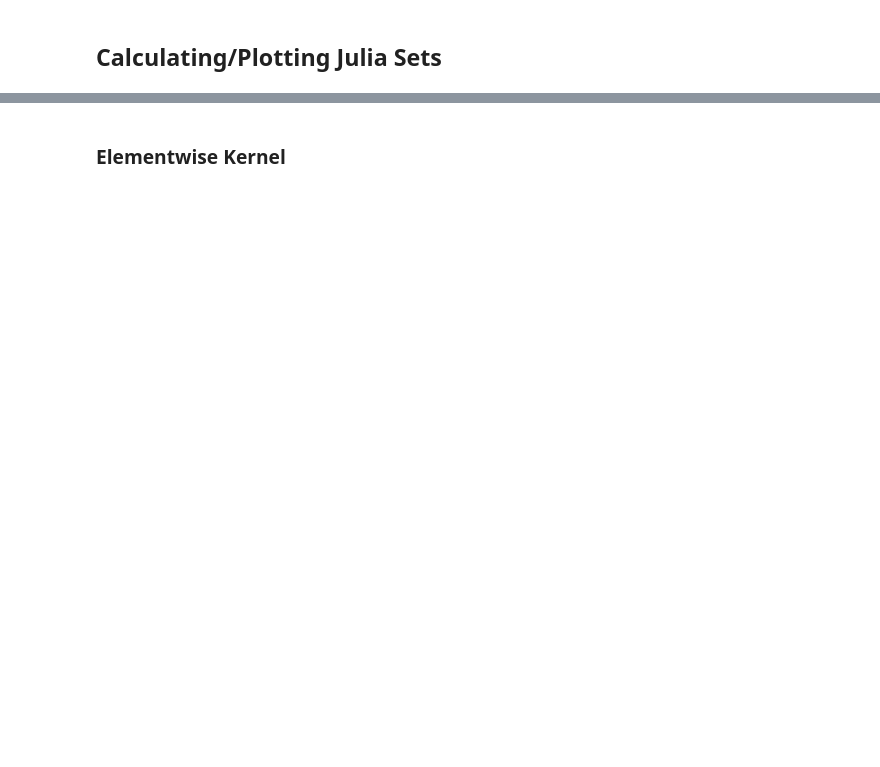
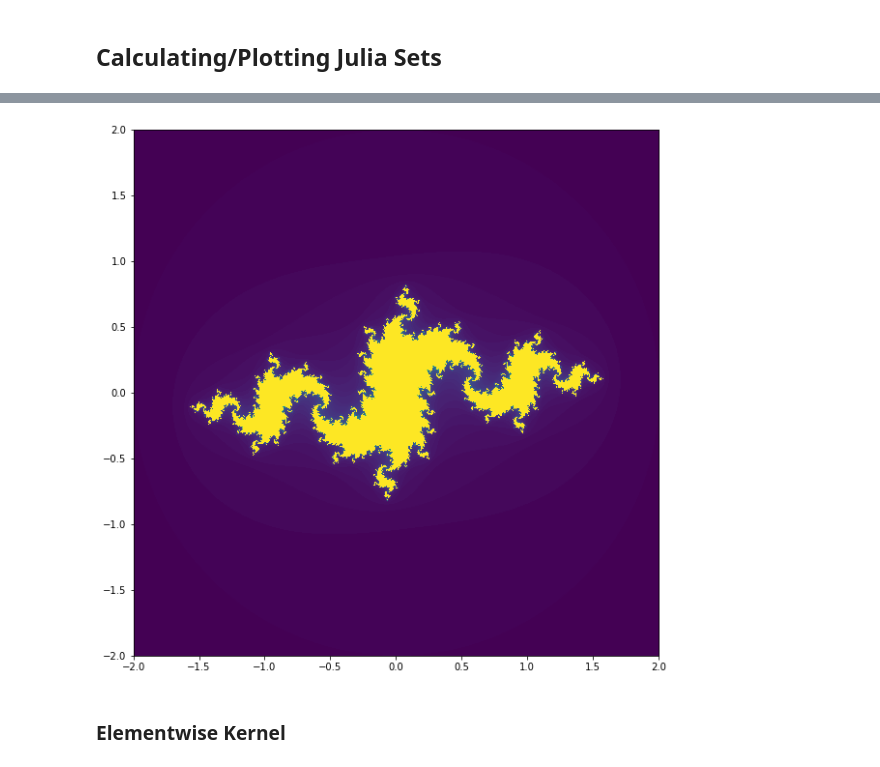
Before and after one commit to eth-cscs/PythonHPC, a Jupyter notebook: CuPy/Cupy.ipynb, the cells around one changed output, grey strips where cells are left out. Cells and saved outputs as stored; diff of their text form; code cells hidden in the pictures; blank space fills up the shorter version.

```diff
--- a/CuPy/Cupy.ipynb
+++ b/CuPy/Cupy.ipynb
@@ -146,10 +160,11 @@ def julia_set_cython(const double[:, :] X, const double[:, :] Y,
 X, Y = np.meshgrid(np.linspace(-2.0 , 2.0, 5000), np.linspace(-2.0, 2.0, 5000))
 fig = plt.figure(figsize=(10, 10))
 ax = fig.add_subplot(111)
-julia = np.zeros_like(Z_cpu, dtype=np.int32)
+julia = np.zeros_like(X, dtype=np.int32)
 c = -0.9 + 0.22143j
 radius2 = 4.0
 with cpu_timer():
     julia_set_cython(X, Y, c.real, c.imag, 100, radius2, julia)
 ax.set_aspect('equal')
 ax.imshow(julia, extent=[-2, 2, -2, 2]);
+# %% [output]
@@ -156,3 +172,4 @@ ax.imshow(julia, extent=[-2, 2, -2, 2]);
+[figure, added]
 # %% [markdown]
 ### Elementwise Kernel
 # %%
```
Also changed, not shown: parts of 11 cells of this notebook.
